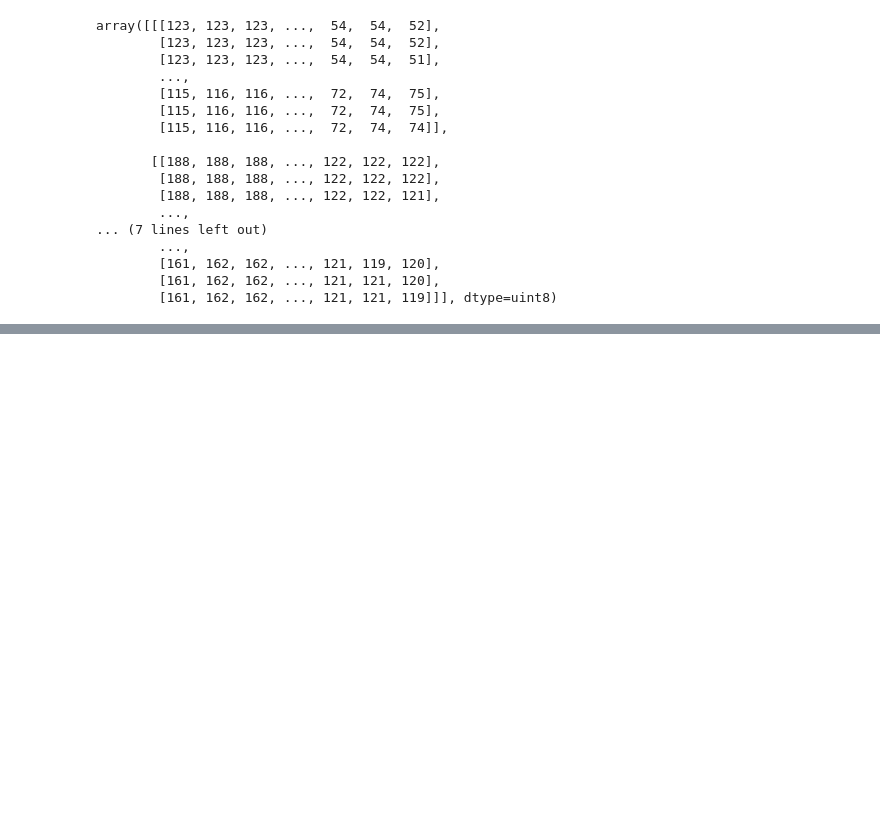
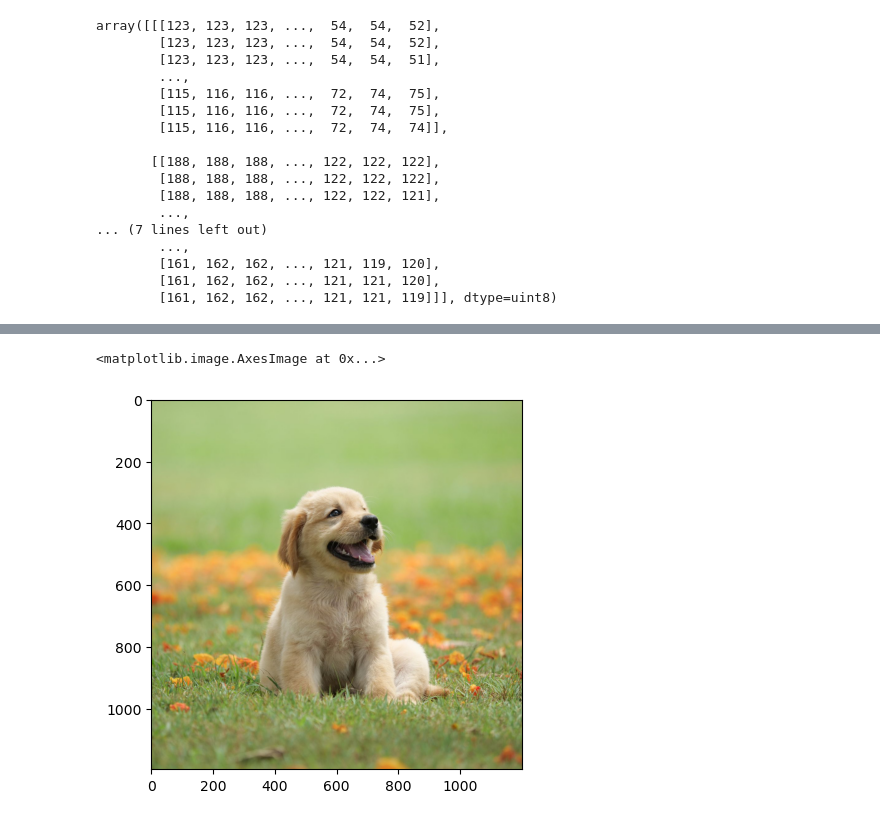
Before and after one commit to PrathameshP26/Computer-Vision, a Jupyter notebook: CV_Basics.ipynb, the cells around one changed output, grey strips where cells are left out. Drawn from its saved outputs; the diff is of its cells as text; code cells hidden in the pictures; blank space fills up the shorter version.

```diff
--- a/CV_Basics.ipynb
+++ b/CV_Basics.ipynb
@@ -92,0 +122,3 @@ array([[[123, 123, 123, ...,  54,  54,  52],
+# %%
+dog=plt.imread('D:\Computer Vision\Computer-Vision\dog1.jpg')
+dog
@@ -92,0 +143,5 @@ array([[[123, 123, 123, ...,  54,  54,  52],
+# %%
+plt.imshow(dog)
+# %% [output]
+<matplotlib.image.AxesImage at 0x...>
+[figure, added]
```
Also changed, not shown: parts of 9 cells of this notebook.
